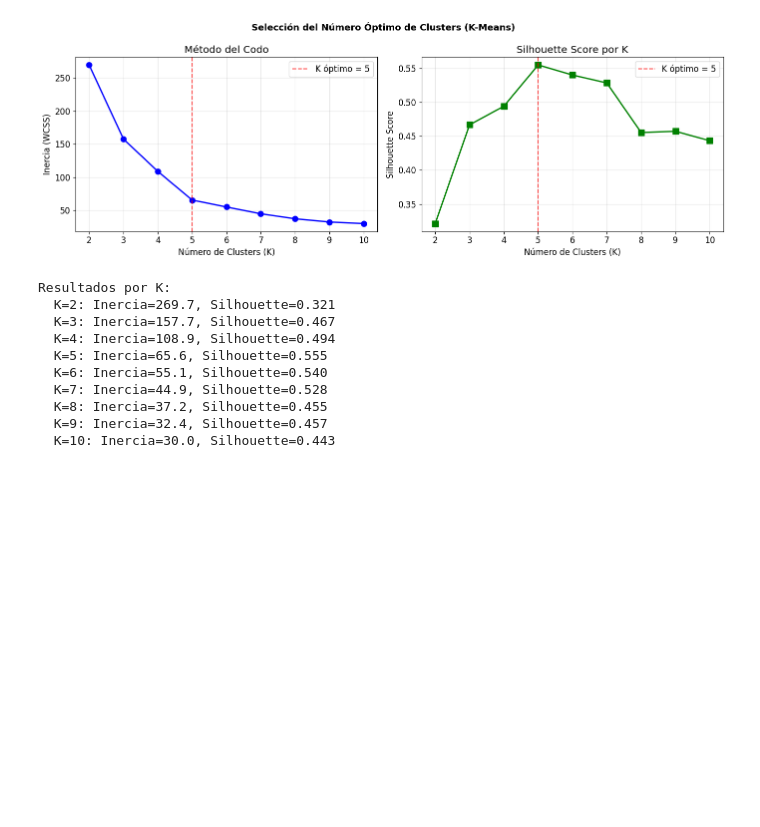
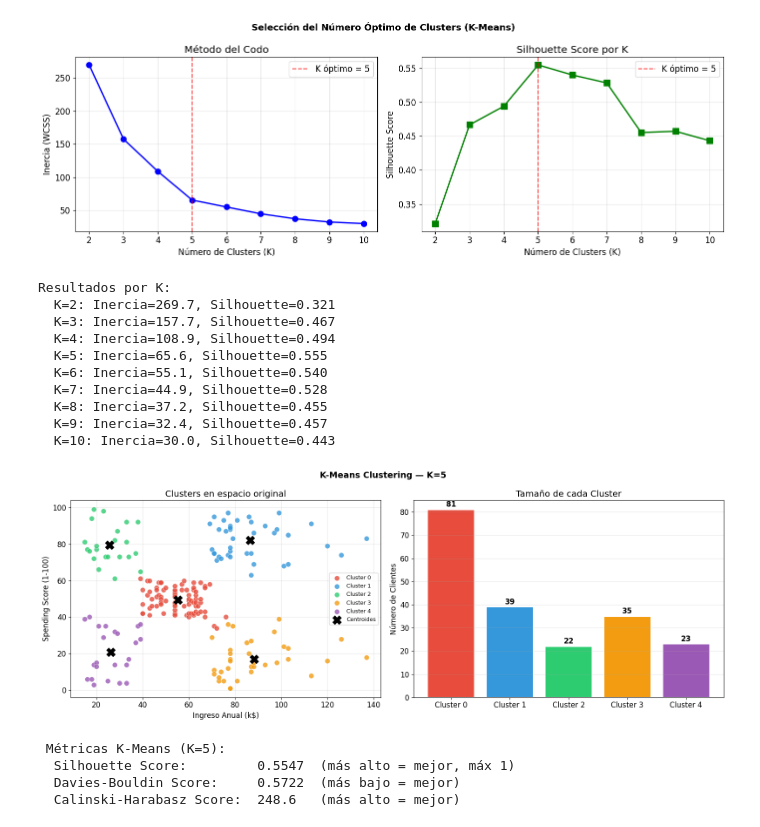
Before and after one commit to DaihanaMora/ML-Cancer-Market, a Jupyter notebook: Agrupamiento_Clientes.ipynb, the cells around one changed output. Drawn from its saved outputs; the diff is of its cells as text; code cells hidden in the pictures; blank space fills up the shorter version.

Commit message:
feat: aplicación K-Means con K=5

```diff
--- a/Agrupamiento_Clientes.ipynb
+++ b/Agrupamiento_Clientes.ipynb
@@ -317,3 +317,66 @@ Resultados por K:
   K=8: Inercia=37.2, Silhouette=0.455
   K=9: Inercia=32.4, Silhouette=0.457
   K=10: Inercia=30.0, Silhouette=0.443
+# %%
+# Aplicar K-Means con K=5 (codo visual + mejor silhouette razonable)
+kmeans = KMeans(n_clusters=5, random_state=42, n_init=10)
+df['Cluster_KMeans'] = kmeans.fit_predict(X_2d_scaled)
+
+# Visualizar clusters
+colors_km = ['#E74C3C', '#3498DB', '#2ECC71', '#F39C12', '#9B59B6']
+cluster_names = {
+    0: 'Cluster A', 1: 'Cluster B', 2: 'Cluster C',
+    3: 'Cluster D', 4: 'Cluster E'
+}
+
+fig, axes = plt.subplots(1, 2, figsize=(16, 6))
+fig.suptitle('K-Means Clustering — K=5', fontsize=14, fontweight='bold')
+
+for k in range(5):
+    mask = df['Cluster_KMeans'] == k
+    axes[0].scatter(df[mask]['Annual Income (k$)'],
+                    df[mask]['Spending Score (1-100)'],
+                    c=colors_km[k], label=f'Cluster {k}',
+                    alpha=0.8, s=70, edgecolors='white', linewidth=0.5)
+
+# Centroides (en escala original)
+scaler_2d = StandardScaler().fit(X_2d)
+centroids_orig = scaler_2d.inverse_transform(kmeans.cluster_centers_)
+axes[0].scatter(centroids_orig[:, 0], centroids_orig[:, 1],
+                c='black', marker='X', s=200, zorder=5, label='Centroides')
+axes[0].set_xlabel('Ingreso Anual (k$)')
+axes[0].set_ylabel('Spending Score (1-100)')
+axes[0].set_title('Clusters en espacio original')
+axes[0].legend(fontsize=9)
+axes[0].grid(alpha=0.3)
+
+# Tamaño de cada cluster
+cluster_sizes = df['Cluster_KMeans'].value_counts().sort_index()
+bars = axes[1].bar([f'Cluster {i}' for i in cluster_sizes.index],
+                   cluster_sizes.values,
+                   color=colors_km, edgecolor='white', linewidth=1.5)
+for bar, val in zip(bars, cluster_sizes.values):
+    axes[1].text(bar.get_x() + bar.get_width()/2, bar.get_height() + 0.5,
+                 str(val), ha='center', va='bottom', fontweight='bold')
+axes[1].set_title('Tamaño de cada Cluster')
+axes[1].set_ylabel('Número de Clientes')
+axes[1].grid(axis='y', alpha=0.3)
+
+plt.tight_layout()
+plt.savefig('kmeans_clusters.png', dpi=150, bbox_inches='tight')
+plt.show()
+
+# Métricas
+sil_km = silhouette_score(X_2d_scaled, df['Cluster_KMeans'])
+db_km = davies_bouldin_score(X_2d_scaled, df['Cluster_KMeans'])
+ch_km = calinski_harabasz_score(X_2d_scaled, df['Cluster_KMeans'])
+print(f"\n Métricas K-Means (K=5):")
+print(f"  Silhouette Score:         {sil_km:.4f}  (más alto = mejor, máx 1)")
+print(f"  Davies-Bouldin Score:     {db_km:.4f}  (más bajo = mejor)")
+print(f"  Calinski-Harabasz Score:  {ch_km:.1f}   (más alto = mejor)")
+# %% [output]
+[figure, added]
+ Métricas K-Means (K=5):
+  Silhouette Score:         0.5547  (más alto = mejor, máx 1)
+  Davies-Bouldin Score:     0.5722  (más bajo = mejor)
+  Calinski-Harabasz Score:  248.6   (más alto = mejor)
```
